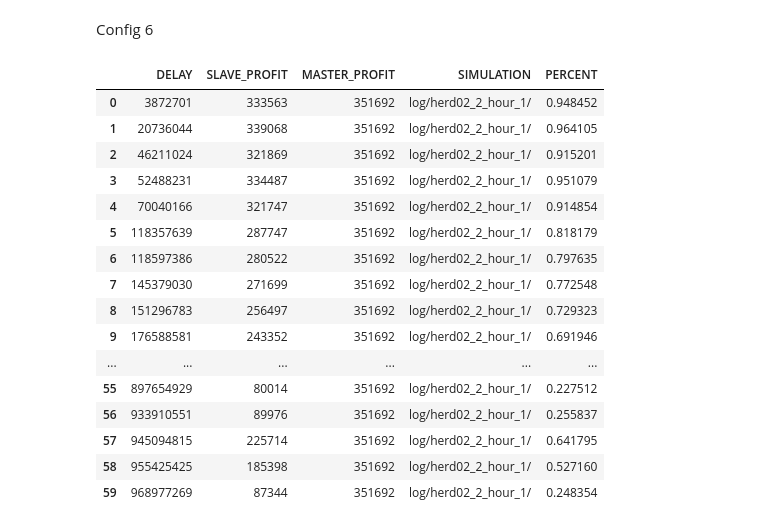
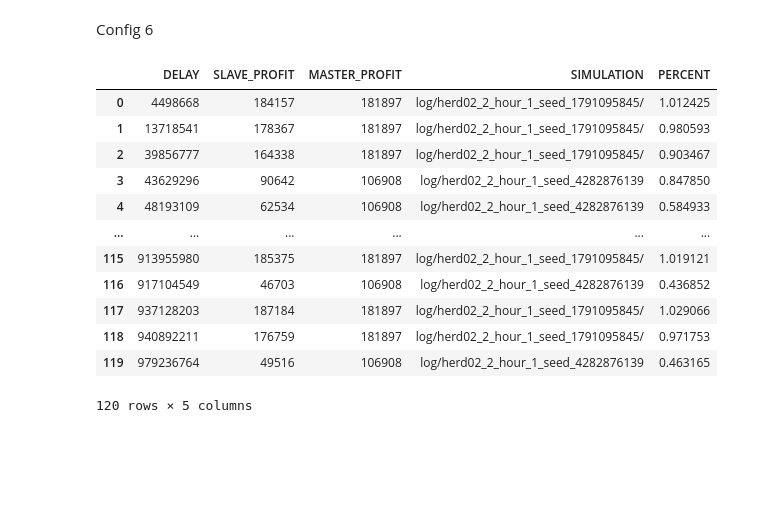
Before and after one commit to hogier/abides, a Jupyter notebook: explore.ipynb, the cells around one changed output. Drawn from its saved outputs; the diff is of its cells as text; code cells hidden in the pictures; blank space fills up the shorter version.

```diff
--- a/explore.ipynb
+++ b/explore.ipynb
@@ -496,40 +496,36 @@ Config 6
 # %%
 # Herd02 config
 
 # I try to make it a bit more realistic with the herd representing a small volume of the total transactions.
 # changed to master-window 3e+9
 # changed to slave-max-delay 1e+9
 # changed order size from 5 to 2
 # 1 master
 # changed to 40 slaves
 # changed to 300 momentum agents
 # limit orders
 
 # Master Strategy unchanged
 
 # Slave Strategy unchanged
 
 
-PATHS = ["log/herd02_2_hour_1/"]
+PATHS = ["log/herd02_2_hour_1_seed_1791095845/", 'log/herd02_2_hour_1_seed_4282876139']
 
 df, slave_ids = get_delays_and_profits(PATHS)
 df
 # %% [output]
 |  | DELAY | SLAVE_PROFIT | MASTER_PROFIT | SIMULATION | PERCENT |
-| 0 | 3872701 | 333563 | 351692 | log/herd02_2_hour_1/ | 0.948452 |
-| 1 | 20736044 | 339068 | 351692 | log/herd02_2_hour_1/ | 0.964105 |
-| 2 | 46211024 | 321869 | 351692 | log/herd02_2_hour_1/ | 0.915201 |
-| 3 | 52488231 | 334487 | 351692 | log/herd02_2_hour_1/ | 0.951079 |
-| 4 | 70040166 | 321747 | 351692 | log/herd02_2_hour_1/ | 0.914854 |
-| 5 | 118357639 | 287747 | 351692 | log/herd02_2_hour_1/ | 0.818179 |
-| 6 | 118597386 | 280522 | 351692 | log/herd02_2_hour_1/ | 0.797635 |
-| 7 | 145379030 | 271699 | 351692 | log/herd02_2_hour_1/ | 0.772548 |
-| 8 | 151296783 | 256497 | 351692 | log/herd02_2_hour_1/ | 0.729323 |
-| 9 | 176588581 | 243352 | 351692 | log/herd02_2_hour_1/ | 0.691946 |
+| 0 | 4498668 | 184157 | 181897 | log/herd02_2_hour_1_seed_1791095845/ | 1.012425 |
+| 1 | 13718541 | 178367 | 181897 | log/herd02_2_hour_1_seed_1791095845/ | 0.980593 |
+| 2 | 39856777 | 164338 | 181897 | log/herd02_2_hour_1_seed_1791095845/ | 0.903467 |
+| 3 | 43629296 | 90642 | 106908 | log/herd02_2_hour_1_seed_4282876139 | 0.847850 |
+| 4 | 48193109 | 62534 | 106908 | log/herd02_2_hour_1_seed_4282876139 | 0.584933 |
 | ... | ... | ... | ... | ... | ... |
-| 55 | 897654929 | 80014 | 351692 | log/herd02_2_hour_1/ | 0.227512 |
-| 56 | 933910551 | 89976 | 351692 | log/herd02_2_hour_1/ | 0.255837 |
-| 57 | 945094815 | 225714 | 351692 | log/herd02_2_hour_1/ | 0.641795 |
-| 58 | 955425425 | 185398 | 351692 | log/herd02_2_hour_1/ | 0.527160 |
-| 59 | 968977269 | 87344 | 351692 | log/herd02_2_hour_1/ | 0.248354 |
+| 115 | 913955980 | 185375 | 181897 | log/herd02_2_hour_1_seed_1791095845/ | 1.019121 |
+| 116 | 917104549 | 46703 | 106908 | log/herd02_2_hour_1_seed_4282876139 | 0.436852 |
+| 117 | 937128203 | 187184 | 181897 | log/herd02_2_hour_1_seed_1791095845/ | 1.029066 |
+| 118 | 940892211 | 176759 | 181897 | log/herd02_2_hour_1_seed_1791095845/ | 0.971753 |
+| 119 | 979236764 | 49516 | 106908 | log/herd02_2_hour_1_seed_4282876139 | 0.463165 |
+120 rows × 5 columns
 # %%
```
Also changed, not shown: parts of 14 cells of this notebook, 1 other file.
